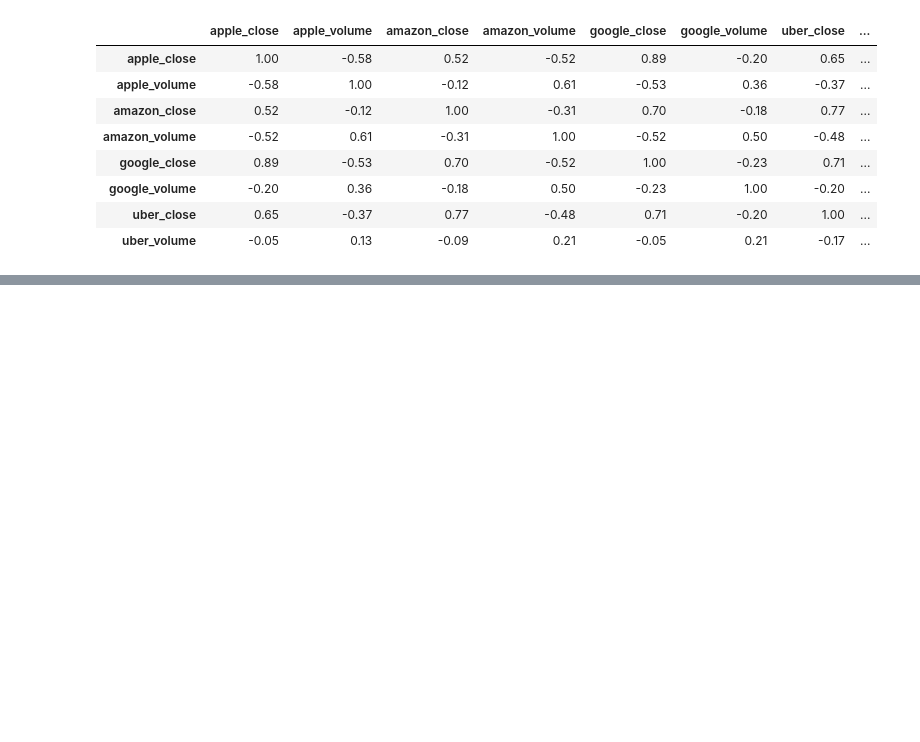
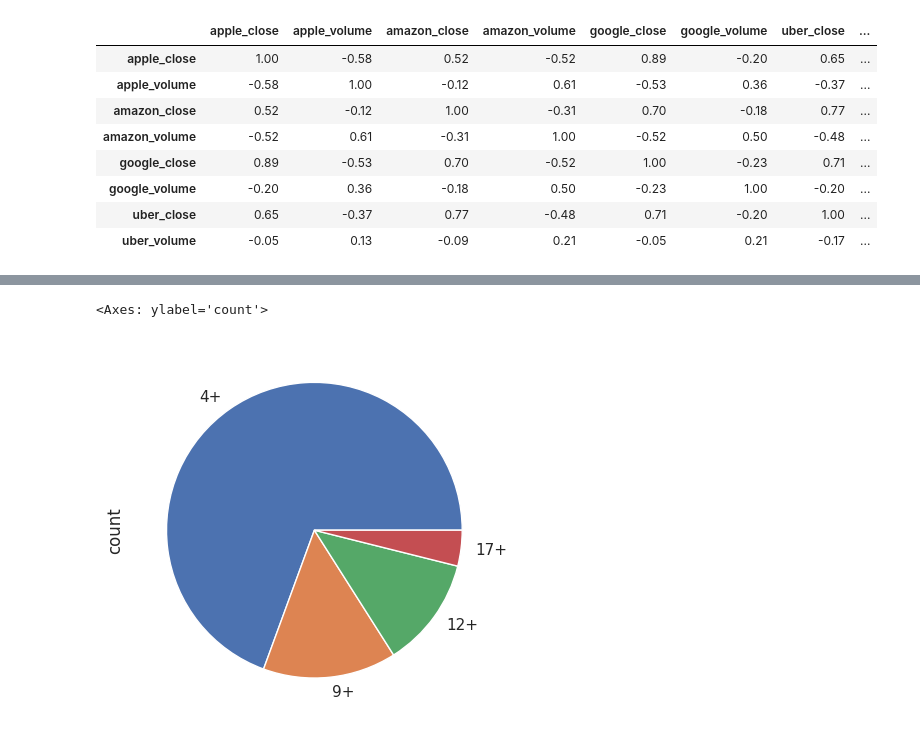
Before and after one commit to inandout66/data-science-bootcamp, a Jupyter notebook: notatnikAW.ipynb, the cells around one changed output, grey strips where cells are left out. Saved outputs shown, nothing was run; the diff lists cells and outputs as text; code cells hidden in the pictures; blank space fills up the shorter version.

```diff
--- a/notatnikAW.ipynb
+++ b/notatnikAW.ipynb
@@ -678,0 +927,5 @@ Append
+# %%
+df.age_rating.value_counts().plot(kind='pie') #wykres typu pie
+# %% [output]
+<Axes: ylabel='count'>
+[figure, added]
```
Also changed, not shown: parts of 32 cells of this notebook.
